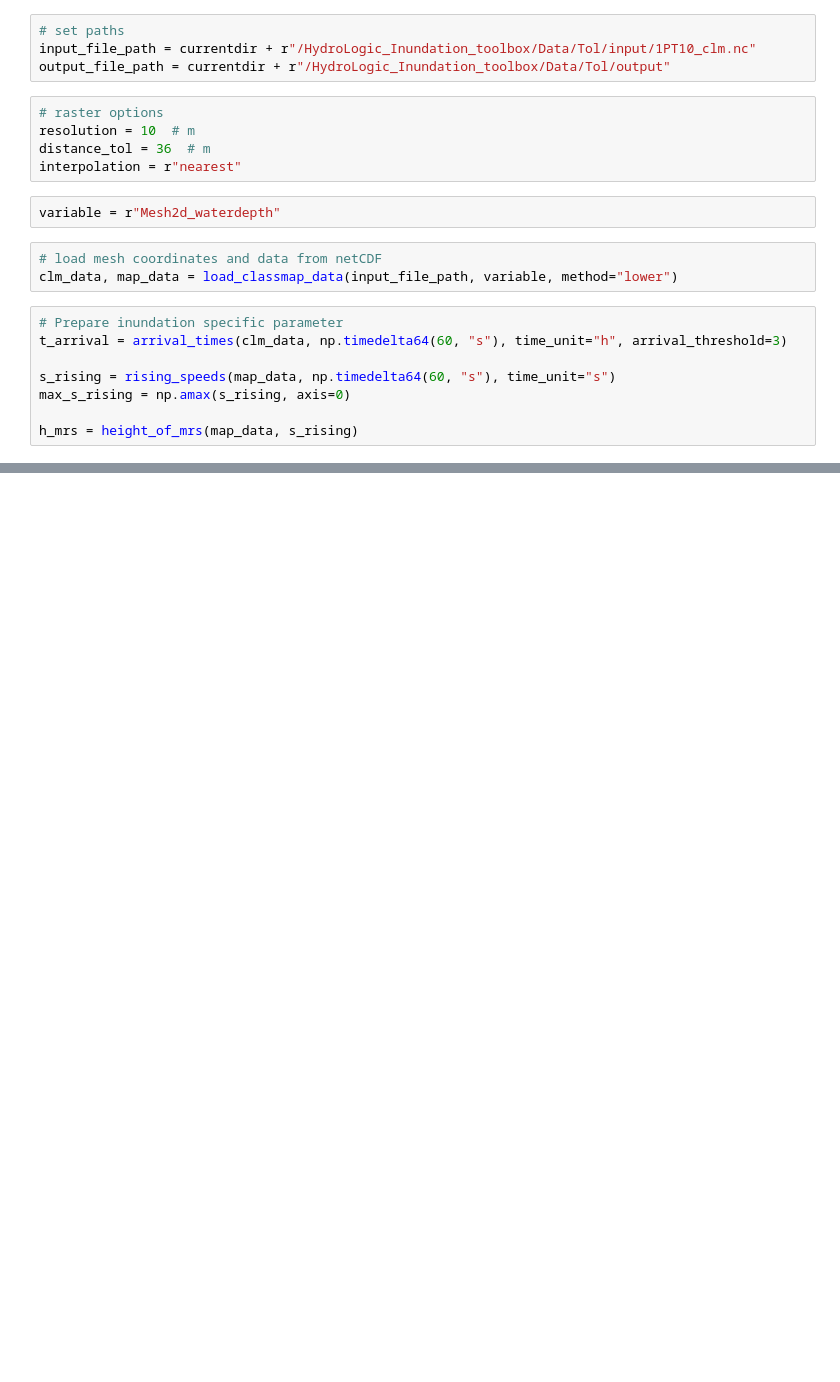
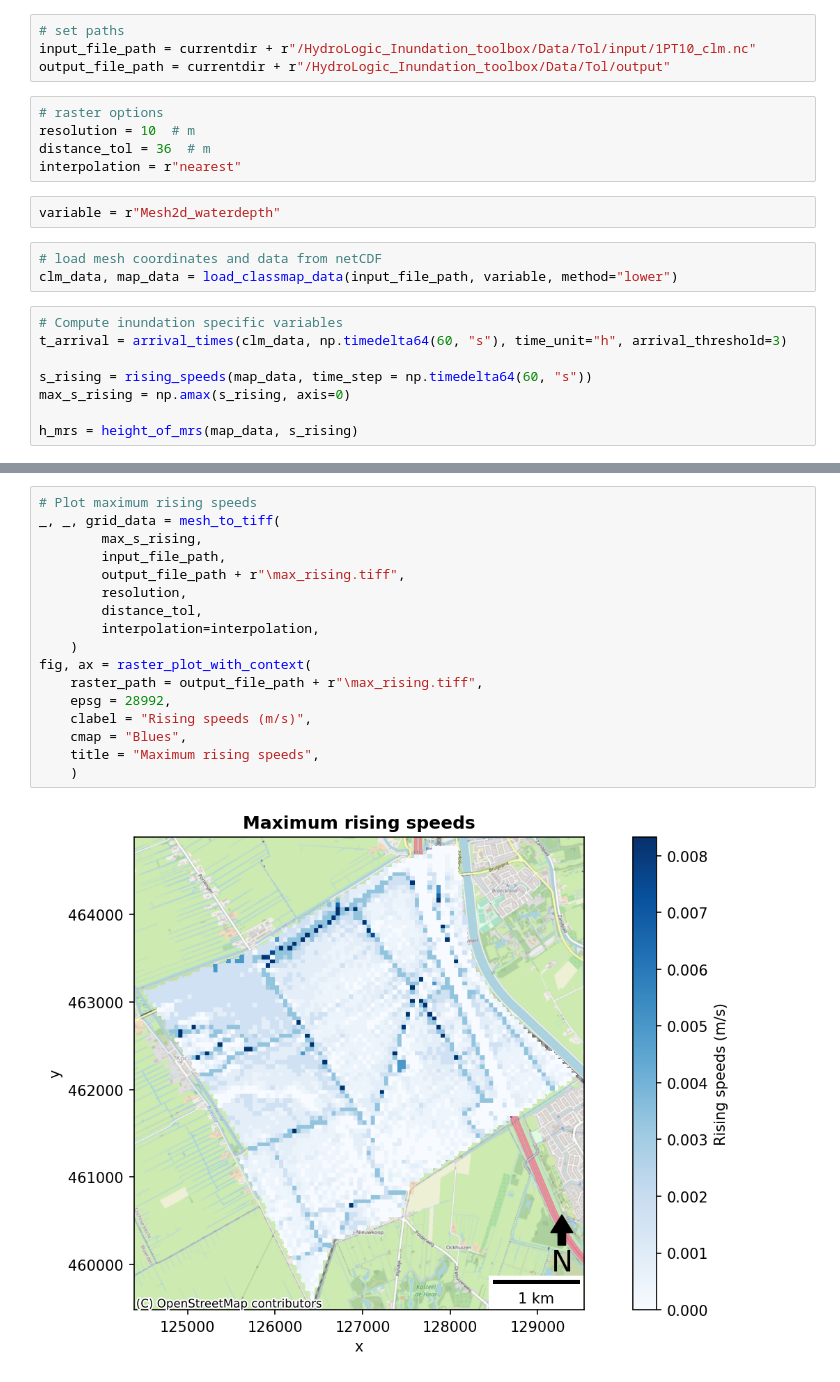
Before and after one commit to HydroLogicBV/D-HYDROLOGIC, a Jupyter notebook: docs/_sources/clm_example_tol.ipynb, the cells around one changed output, grey strips where cells are left out. Cells and saved outputs as stored; diff of their text form; blank space fills up the shorter version.

```diff
--- a/docs/_sources/clm_example_tol.ipynb
+++ b/docs/_sources/clm_example_tol.ipynb
@@ -32,10 +32,10 @@ variable = r"Mesh2d_waterdepth"
 # load mesh coordinates and data from netCDF
 clm_data, map_data = load_classmap_data(input_file_path, variable, method="lower")
 # %%
-# Prepare inundation specific parameter
+# Compute inundation specific variables
 t_arrival = arrival_times(clm_data, np.timedelta64(60, "s"), time_unit="h", arrival_threshold=3)
 
-s_rising = rising_speeds(map_data, np.timedelta64(60, "s"), time_unit="s")
+s_rising = rising_speeds(map_data, time_step = np.timedelta64(60, "s"))
 max_s_rising = np.amax(s_rising, axis=0)
 
 h_mrs = height_of_mrs(map_data, s_rising)
@@ -69,0 +61,19 @@ plt.show()
+# %%
+# Plot maximum rising speeds
+_, _, grid_data = mesh_to_tiff(
+        max_s_rising,
+        input_file_path,
+        output_file_path + r"\max_rising.tiff",
+        resolution,
+        distance_tol,
+        interpolation=interpolation,
+    )
+fig, ax = raster_plot_with_context(
+    raster_path = output_file_path + r"\max_rising.tiff",
+    epsg = 28992,
+    clabel = "Rising speeds (m/s)",
+    cmap = "Blues",
+    title = "Maximum rising speeds",
+    )
+# %% [output]
+[figure, added]
```
Also changed, not shown: parts of 6 cells of this notebook, 34 other files.
